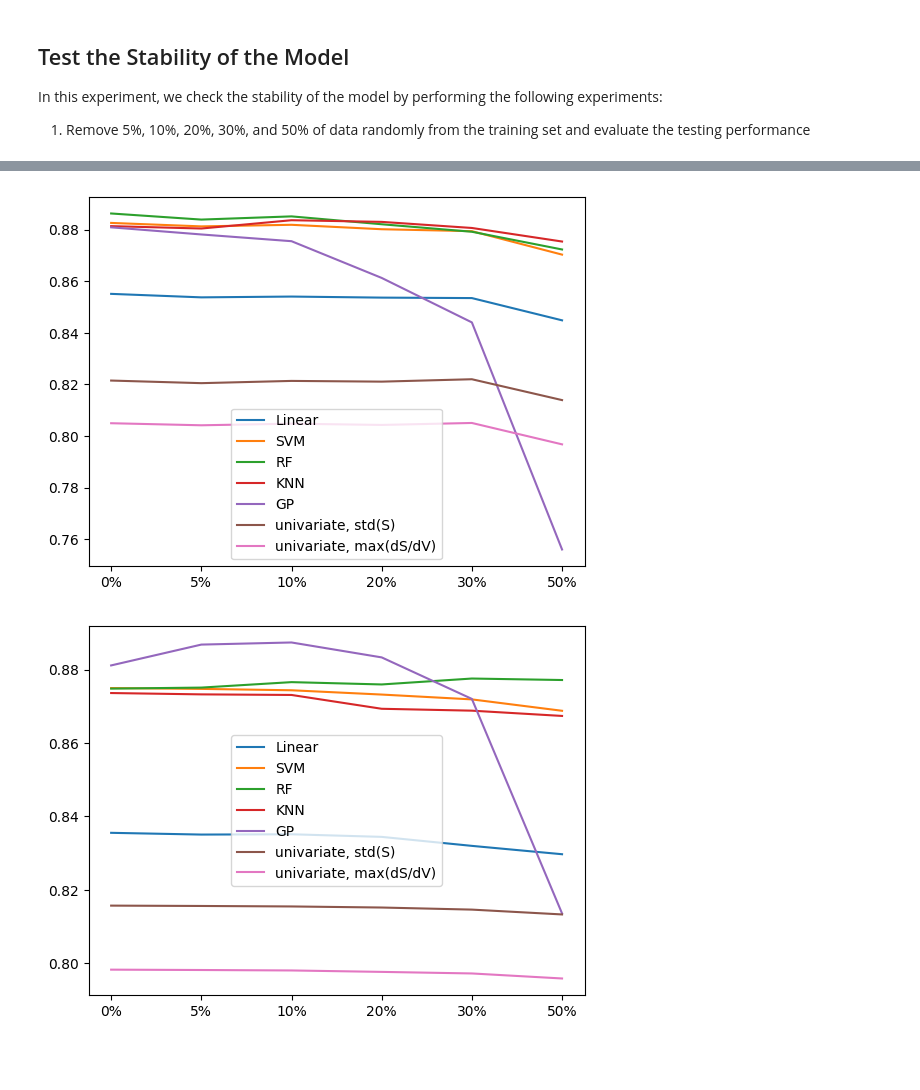
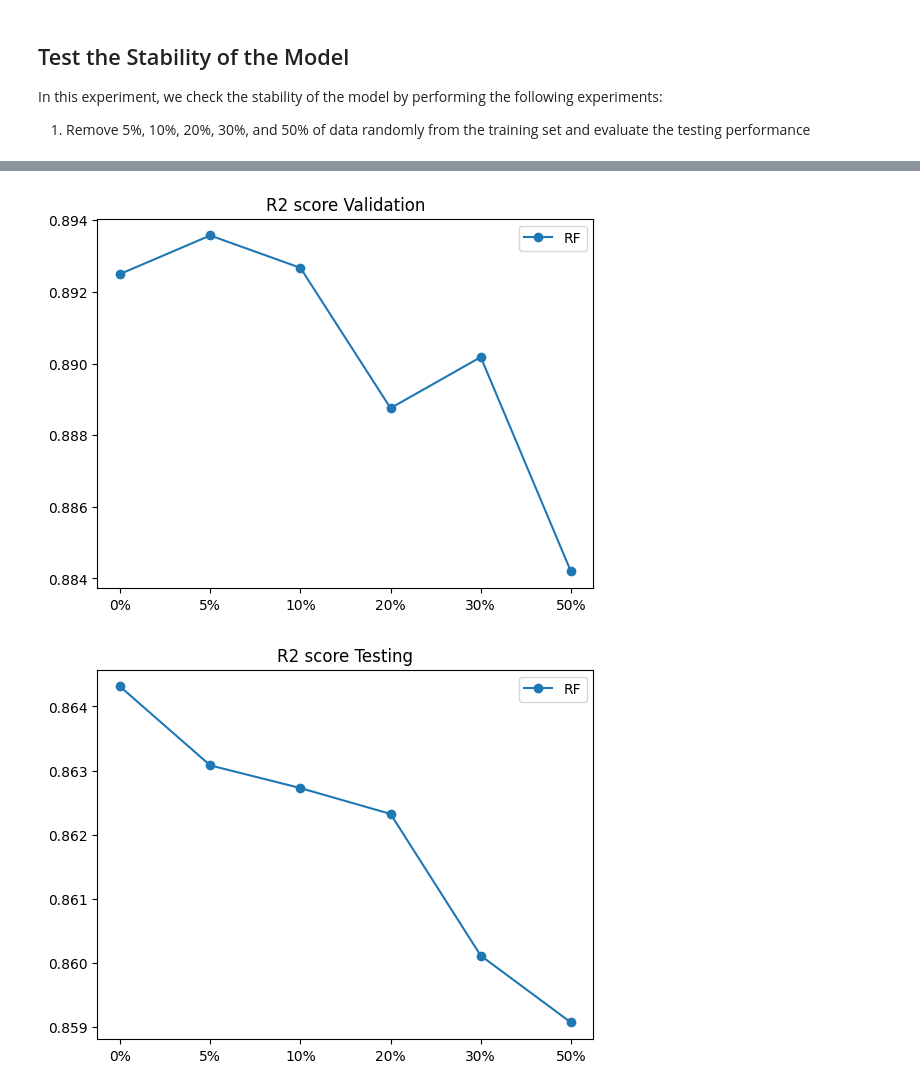
Before and after one commit to ramseylab/vgramreg, a Jupyter notebook: notebooks/Model_Stability_Check.ipynb, the cells around one changed output, grey strips where cells are left out. Drawn from its saved outputs; the diff is of its cells as text; code cells hidden in the pictures; blank space fills up the shorter version.

```diff
--- a/notebooks/Model_Stability_Check.ipynb
+++ b/notebooks/Model_Stability_Check.ipynb
@@ -132,14 +183,16 @@ def box_plot(scores, model_names, adj_score=False):
 load_locally = False
 r2_score_val,  per_diff_val  = {}, {}
 r2_score_test, per_diff_test = {}, {}
+r2_train_scores, per_diff_train_scores = {}, {}
 
-models        = ['Linear', 'KNN', 'SVM', 'RF', 'GP', 'Ridge', 'Lasso', 'univariate, std(S)', 'univariate, max(dS/dV)', 'univariate, area(dS/dV)', 'univariate, area(S)', 'univariate, max(S)']
+# models        = ['Linear', 'KNN', 'SVM', 'RF', 'GP', 'Ridge', 'Lasso', 'univariate, std(S)', 'univariate, max(dS/dV)']
+models = ['RF']
 per_to_remove = [0, 5, 10, 20, 30, 50]
 num_iteration = 100
 
 # Calcualte y_LOD
 y_LOD = 0.9117010154341669 #calculate_y_LOD(X_testing, y_testing)
-#print("y_LOD", y_LOD)
+
 
 kf = KFold(n_splits=5)
 
@@ -161,13 +214,17 @@ if load_locally:
 
 for data_per_remove in per_to_remove:
     r2_score_val[data_per_remove], per_diff_val[data_per_remove], r2_score_test[data_per_remove], per_diff_test[data_per_remove] = {}, {}, {}, {}
+    r2_train_scores[data_per_remove], per_diff_train_scores[data_per_remove] = {}, {}
+
     for model_name in models:
-        r2_score_val[data_per_remove][model_name]  = []
-        per_diff_val[data_per_remove][model_name]  = []
-        r2_score_test[data_per_remove][model_name] = []
-        per_diff_test[data_per_remove][model_name] = []
+        r2_score_val[data_per_remove][model_name]          = []
+        per_diff_val[data_per_remove][model_name]          = []
+        r2_score_test[data_per_remove][model_name]         = []
+        per_diff_test[data_per_remove][model_name]         = []
+        r2_train_scores[data_per_remove][model_name]       = []
+        per_diff_train_scores[data_per_remove][model_name] = []
 
-for data_per_remove in per_to_remove:
+for data_per_remove in tqdm(per_to_remove):
     for _ in range(num_iteration):
         num_selection = int((100 - data_per_remove) * len(y_train) / 100.0)
         selected_indx = np.random.choice(range(len(y_train)), num_selection, replace=False)
@@ -189,15 +246,22 @@ for data_per_remove in per_to_remove:
 
             model_r2  = clone(model)
             model_r2.fit(X_train_[models_features_r2[model_name]], y_train_)
-            y_pred_r2 = model_r2.predict(X_test[models_features_r2[model_name]])
+            y_pred_train_r2 = model_r2.predict(X_train_[models_features_r2[model_name]])
+            y_pred_r2       = model_r2.predict(X_test[models_features_r2[model_name]])
 
-            r2_test_score = r2_score(y_test, y_pred_r2)
-            adj_r2_test   = find_adj_score(len(y_pred_r2), len(models_features_r2[model_name]), r2_test_score)
+            r2_train_score  = r2_score(y_train_, y_pred_train_r2)
+            r2_test_score   = r2_score(y_test, y_pred_r2)
+            adj_r2_test     = find_adj_score(len(y_pred_r2), len(models_features_r2[model_name]), r2_test_score)
+            adj_r2_train    = find_adj_score(len(y_pred_train_r2), len(models_features_r2[model_name]), r2_train_score)
 
+            r2_train_scores[data_per_remove][model_name].append((float(r2_train_score), float(adj_r2_train)))
             r2_score_test[data_per_remove][model_name].append((float(r2_test_score), float(adj_r2_test)))
 
             model_per_diff = clone(model)
             model_per_diff.fit(X_train_[models_features_per[model_name]], y_train_)
-            y_pred_per_diff = model_per_diff.predict(X_test[models_features_per[model_name]])
 
+            y_train_per_diff = model_per_diff.predict(X_train_[models_features_per[model_name]])
+            y_pred_per_diff  = model_per_diff.predict(X_test[models_features_per[model_name]])
+
+            per_diff_train_scores[data_per_remove][model_name].append(per_error(y_train_, y_train_per_diff, y_LOD))
             per_diff_test[data_per_remove][model_name].append(per_error(y_test, y_pred_per_diff, y_LOD))
@@ -204,8 +270,11 @@ for data_per_remove in per_to_remove:
 # %%
 per_to_remove = [0, 5, 10, 20, 30, 50]
-model_names_to_test = ['Linear', 'SVM', 'RF', 'KNN', 'GP', 'univariate, std(S)', 'univariate, max(dS/dV)']
-training_reduction_plot(r2_score_val.copy(),  model_names_to_test, adj_score=True)
-training_reduction_plot(r2_score_test.copy(), model_names_to_test, adj_score=True)
+save          = False
+
+model_names_to_test = models#['Linear', 'SVM', 'RF', 'KNN', 'GP', 'univariate, std(S)', 'univariate, max(dS/dV)']
+training_reduction_plot(r2_score_val.copy(),  model_names_to_test, f'r2_score_val_{normalization}', title='R2 score Validation', adj_score=True, save=save)
+training_reduction_plot(r2_score_test.copy(), model_names_to_test, f'r2_score_test_{normalization}',title='R2 score Testing', adj_score=True, save=save)
+training_reduction_plot(r2_train_scores.copy(), model_names_to_test, f'r2_score_train_{normalization}',title='R2 score Training', adj_score=True, save=save)
 # %% [output]
-[figure, old version]
+[figure, new version]
-[figure, old version]
+[figure, new version]
```
Also changed, not shown: parts of 10 cells of this notebook, 5 other files.
